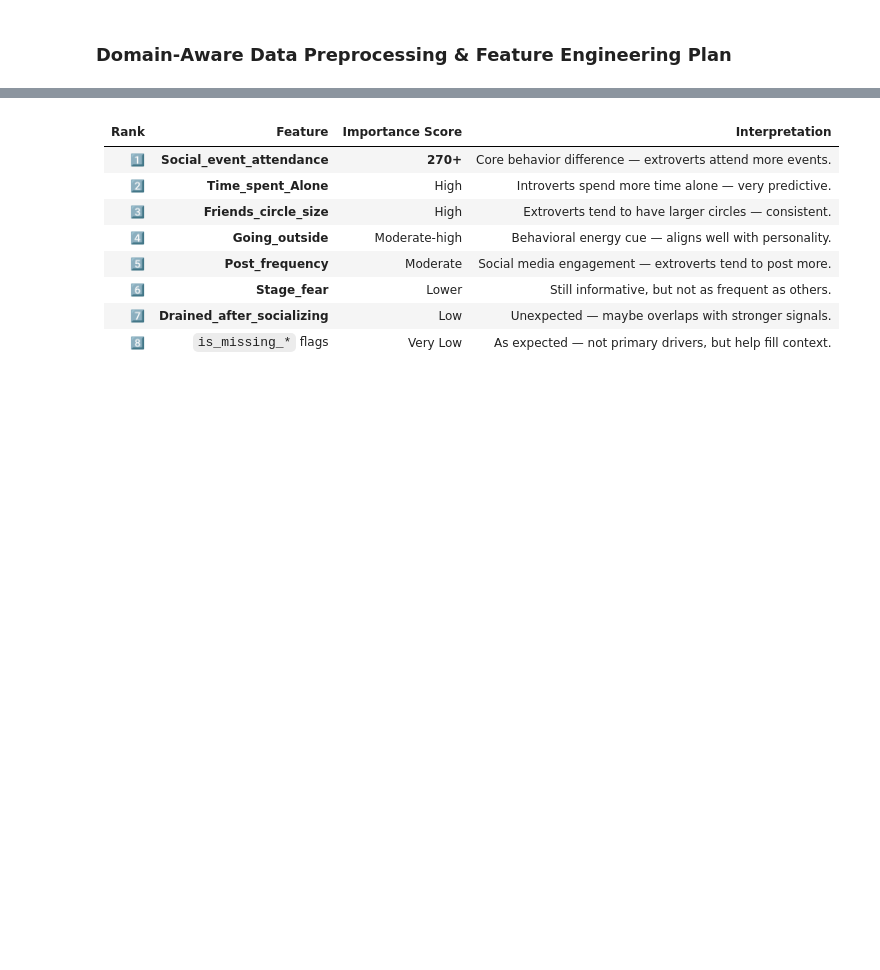
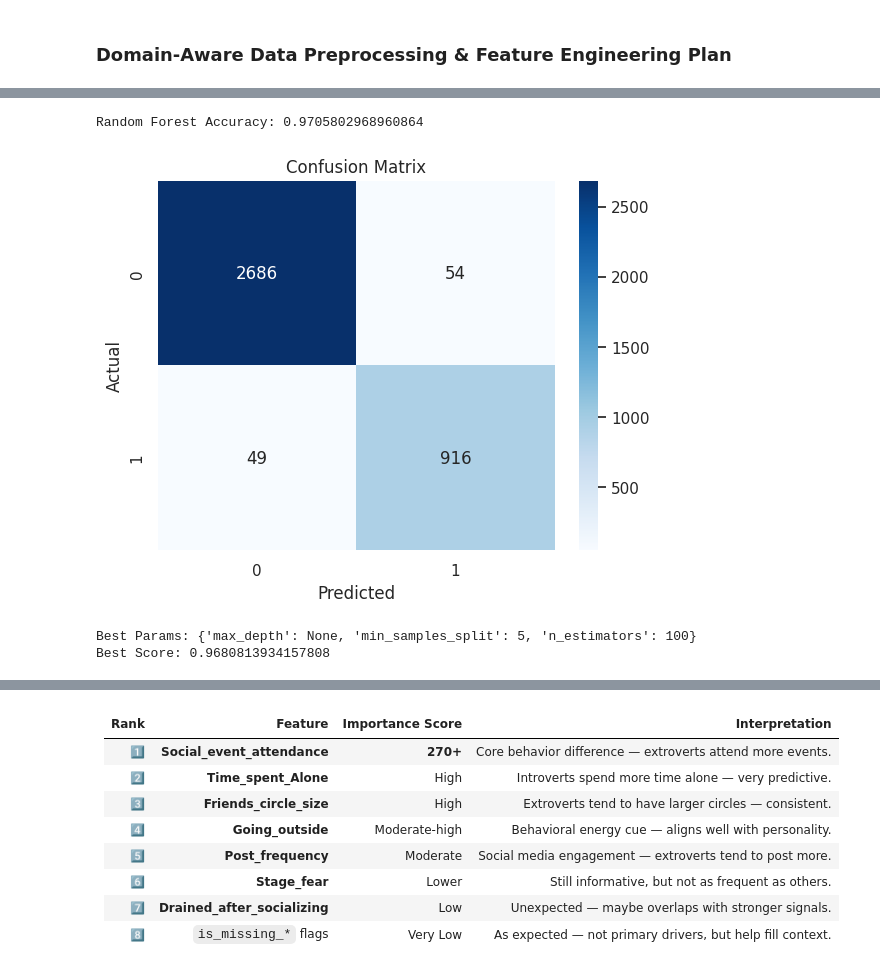
Before and after one commit to Kedhareswer/ML_Projects, a Jupyter notebook: introvert-vs-extrovert.ipynb, the cells around one changed output, grey strips where cells are left out. Drawn from its saved outputs; the diff is of its cells as text; code cells hidden in the pictures; blank space fills up the shorter version.

```diff
--- a/introvert-vs-extrovert.ipynb
+++ b/introvert-vs-extrovert.ipynb
@@ -292,0 +274,3 @@ plt.show()
+# %%
+categorical_cols = df.select_dtypes(include=['object']).columns.tolist()
+print("Categorical Columns:", categorical_cols)
@@ -292,0 +288,29 @@ plt.show()
+# %%
+X = df.drop(columns=['id', 'Personality'])  # Features
+y = df['Personality']                       # Target
+# %%
+from sklearn.preprocessing import StandardScaler
+
+# Continue after encoding
+X_train, X_test, y_train, y_test = train_test_split(
+    X, y, test_size=0.2, random_state=42, stratify=y
+)
+
+scaler = StandardScaler()
+X_train_scaled = scaler.fit_transform(X_train)
+X_test_scaled = scaler.transform(X_test)
+# %%
+from sklearn.linear_model import LogisticRegression
+from sklearn.metrics import classification_report, confusion_matrix, accuracy_score
+
+# Train logistic regression
+model = LogisticRegression(max_iter=1000)
+model.fit(X_train_scaled, y_train)
+
+# Predict
+y_pred = model.predict(X_test_scaled)
+
+# Evaluation
+print("Accuracy Score:", accuracy_score(y_test, y_pred))
+print("\nClassification Report:\n", classification_report(y_test, y_pred))
+print("\nConfusion Matrix:\n", confusion_matrix(y_test, y_pred))
@@ -292,0 +334,39 @@ plt.show()
+# %%
+from sklearn.ensemble import RandomForestClassifier
+
+rf_model = RandomForestClassifier(n_estimators=100, random_state=42)
+rf_model.fit(X_train_scaled, y_train)
+
+y_pred_rf = rf_model.predict(X_test_scaled)
+
+print("Random Forest Accuracy:", accuracy_score(y_test, y_pred_rf))
+# %% [output]
+Random Forest Accuracy: 0.9705802968960864
+# %%
+import seaborn as sns
+import matplotlib.pyplot as plt
+
+cm = confusion_matrix(y_test, y_pred)
+sns.heatmap(cm, annot=True, fmt='d', cmap='Blues')
+plt.xlabel("Predicted")
+plt.ylabel("Actual")
+plt.title("Confusion Matrix")
+plt.show()
+# %% [output]
+[figure, added]
+# %%
+from sklearn.model_selection import GridSearchCV
+
+params = {
+    'n_estimators': [100, 200],
+    'max_depth': [None, 10, 20],
+    'min_samples_split': [2, 5],
+}
+
+grid = GridSearchCV(RandomForestClassifier(random_state=42), params, cv=5, scoring='accuracy')
+grid.fit(X_train_scaled, y_train)
+print("Best Params:", grid.best_params_)
+print("Best Score:", grid.best_score_)
+# %% [output]
+Best Params: {'max_depth': None, 'min_samples_split': 5, 'n_estimators': 100}
+Best Score: 0.9680813934157808
```
Also changed, not shown: parts of 38 cells of this notebook.
